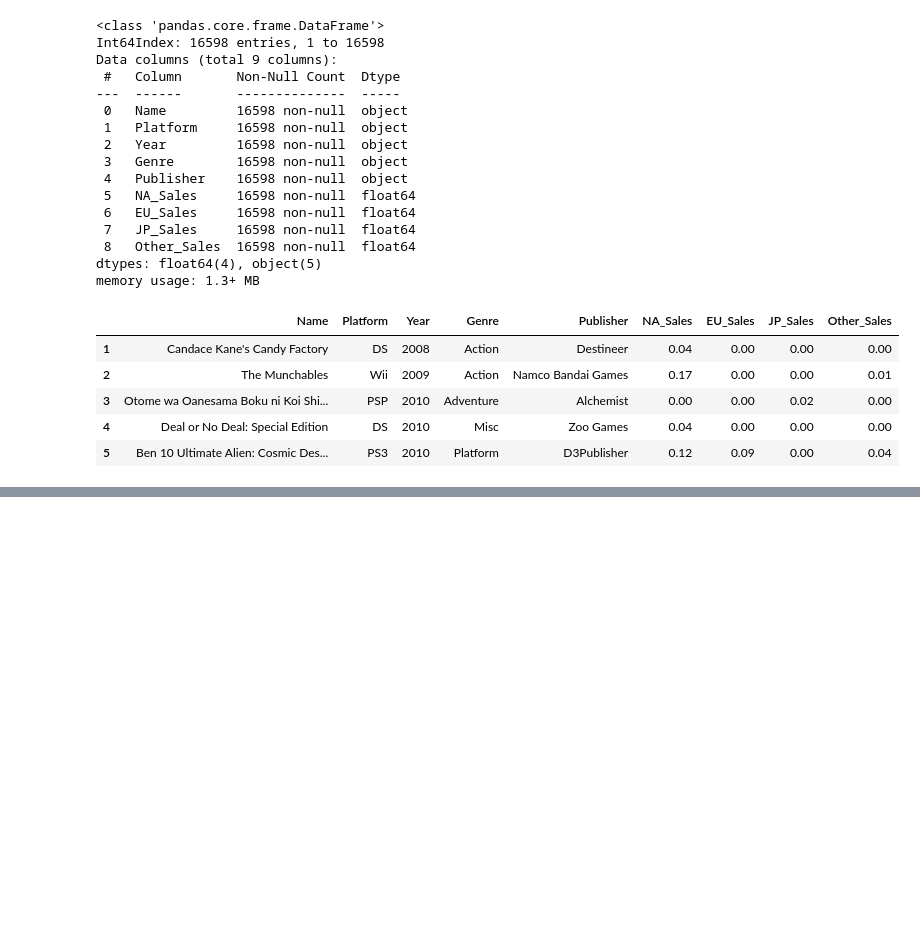
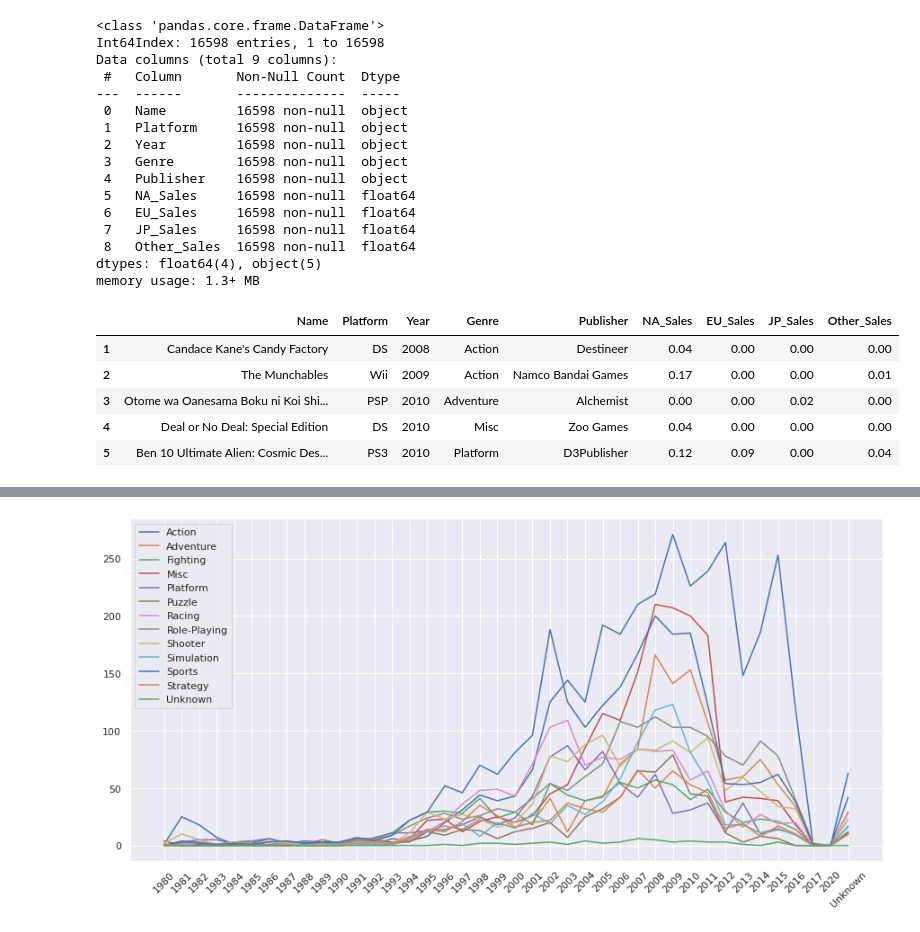
Before and after one commit to comsa33/AI_07_session_1_project_-, a Jupyter notebook: ai_07_이루오.ipynb, the cells around one changed output, grey strips where cells are left out. Saved outputs shown, nothing was run; the diff lists cells and outputs as text; code cells hidden in the pictures; blank space fills up the shorter version.

```diff
--- a/ai_07_이루오.ipynb
+++ b/ai_07_이루오.ipynb
@@ -135,0 +174,3 @@ df_new.head()
+# %%
+df_new['Total_Sales'] = df_new[cols[5:]].sum(axis=1)
+df_new.head()
@@ -135,0 +188,11 @@ df_new.head()
+# %%
+def year2str(year):
+    if year == 'Unknown':
+        return year
+    elif int(year) <= 21:
+        year = 2000+int(year)
+    elif int(year) < 100 and int(year) > 50:
+        year = 1900+int(year)
+    return str(int(year))
+# %%
+df_new['Year'] = df_new['Year'].apply(year2str)
@@ -135,0 +219,3 @@ df_new.head()
+# %%
+year_genre_df = pd.crosstab(df_new['Year'], df_new['Genre'])
+year_genre_df
@@ -135,0 +241,8 @@ df_new.head()
+# %%
+plt.figure(figsize=(15,7))
+plt.plot(year_genre_df)
+plt.xticks(rotation=45)
+plt.legend(year_genre_df.columns)
+plt.show()
+# %% [output]
+[figure, added]
```
Also changed, not shown: parts of 8 cells of this notebook.
